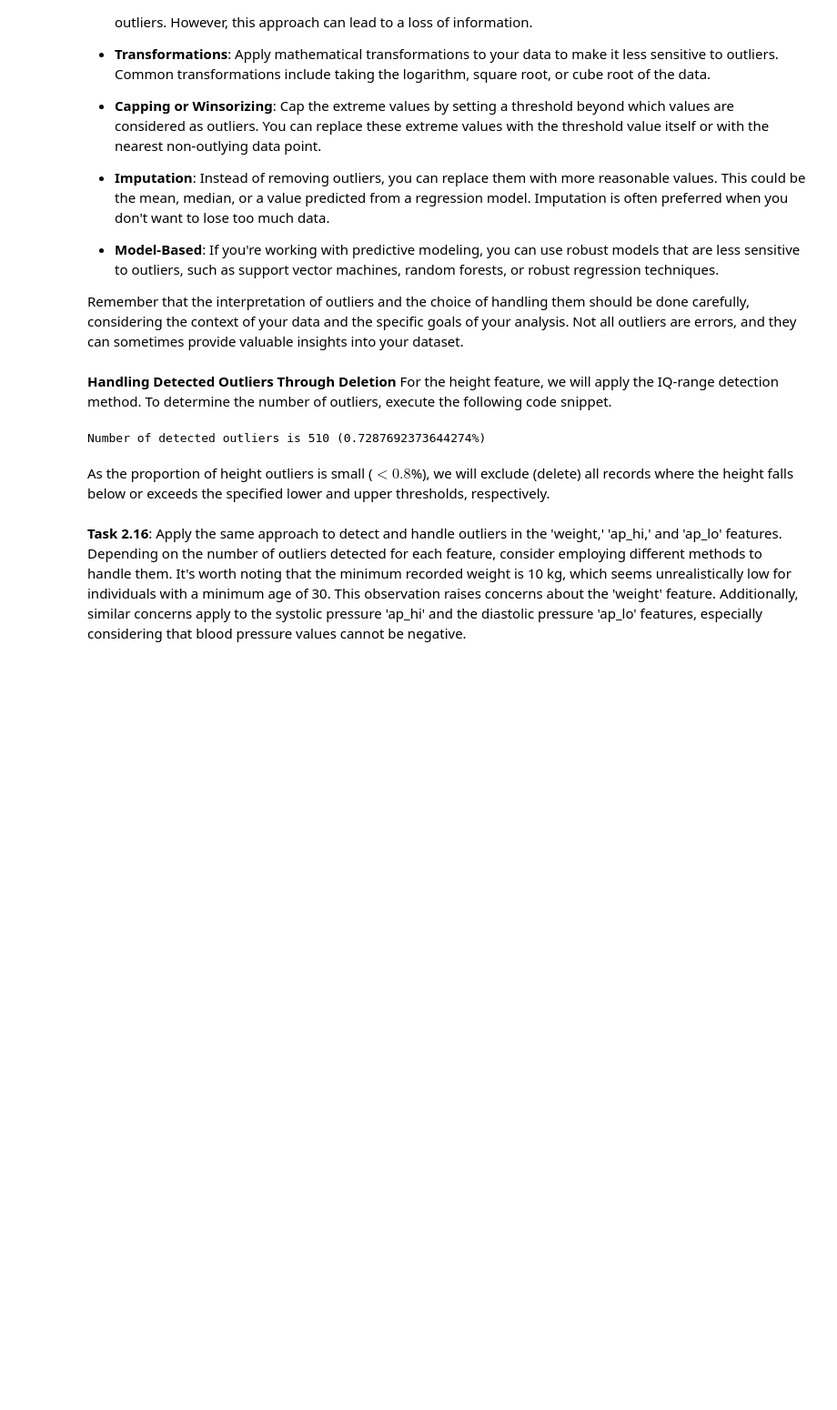
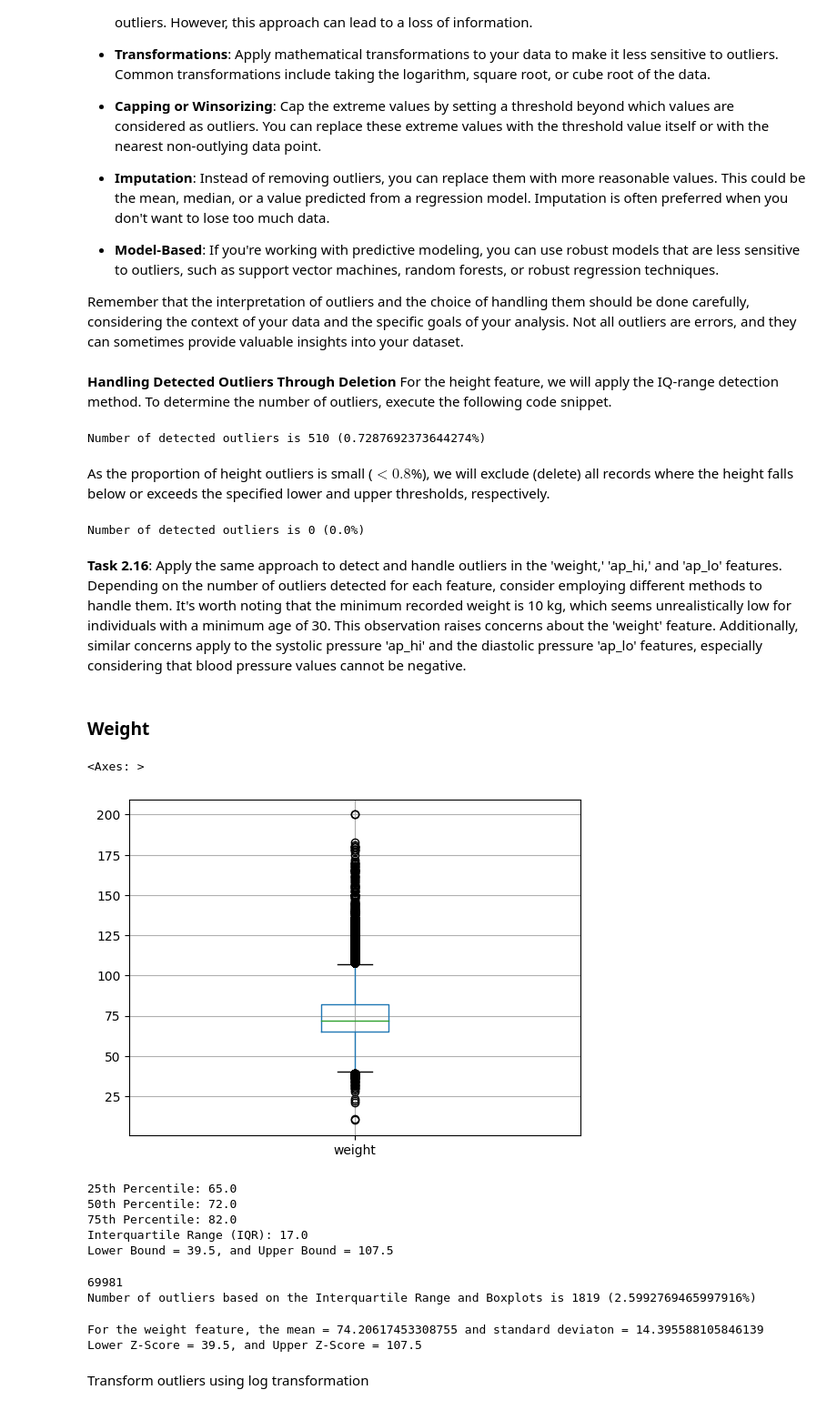
Before and after one commit to amohd63/ENCS5141-INTELLIGENT-SYSTEMS-LAB, a Jupyter notebook: Manual_ENCS5141_Exp2_Handling_Missing_Data.ipynb, the cells around one changed output. Shown at 91% size. Saved outputs shown, nothing was run; the diff lists cells and outputs as text; code cells hidden in the pictures; blank space fills up the shorter version.

```diff
--- a/Manual_ENCS5141_Exp2_Handling_Missing_Data.ipynb
+++ b/Manual_ENCS5141_Exp2_Handling_Missing_Data.ipynb
@@ -1201,0 +1313,21 @@ dtype: int64
+# %%
+# Create a copy of the df_cardio DataFrame where the gender feature is nale
+df_cardio_M = df_cardio.loc[df_cardio['gender']=='male'].copy()
+
+# Create a copy of the df_cardio DataFrame where the gender feature is female
+df_cardio_F = df_cardio.loc[df_cardio['gender']=='female'].copy()
+
+# Median for both male and female
+medians = df_cardio.groupby('gender')['height'].median()
+
+# Fill the gender missing values in the df_cardio_M by male
+df_cardio_M['height'].fillna(value=medians['male'], inplace=True)
+
+# Fill the gender missing values in the df_cardio_F by female
+df_cardio_F['height'].fillna(value=medians['female'], inplace=True)
+
+# Reconstruct the df_cardio DataFrame by concatinaing the three sub Dataframes; df_cardio_M, df_cardio_F
+df_cardio = pd.concat([df_cardio_M, df_cardio_F], axis=0)
+
+print('The distribution of height categories in the DataFrame following the replacement of missing values.')
+print(df_cardio.groupby('height')['id'].count() / df_cardio['height'].shape[0])
@@ -1386,7 +1554,65 @@ Number of detected outliers is 510 (0.7287692373644274%)
 As the proportion of height outliers is small ($<0.8$%), we will exclude (delete) all records where the height falls below or exceeds the specified lower and upper thresholds, respectively.
 # %%
 df_cardio = df_cardio[(df_cardio['height'] >= LowerBound_Height) & (df_cardio['height'] <= UpperBound_Height)]
+# %%
+NumRecordsBefore=df_cardio.shape[0]
+df_cardio = df_cardio[(df_cardio['height'] >= LowerBound_Height) & (df_cardio['height'] <= UpperBound_Height)]
+NumRecordsAfter=df_cardio.shape[0]
+DroppedRecords=NumRecordsBefore-NumRecordsAfter
+print(f"Number of detected outliers is {DroppedRecords} ({100*DroppedRecords/NumRecordsBefore}%)")
+# %% [output]
+Number of detected outliers is 0 (0.0%)
 # %% [markdown]
 **Task 2.16**: Apply the same approach to detect and handle outliers in the 'weight,' 'ap_hi,' and 'ap_lo' features. Depending on the number of outliers detected for each feature, consider employing different methods to handle them. It's worth noting that the minimum recorded weight is 10 kg, which seems unrealistically low for individuals with a minimum age of 30. This observation raises concerns about the 'weight' feature. Additionally, similar concerns apply to the systolic pressure 'ap_hi' and the diastolic pressure 'ap_lo' features, especially considering that blood pressure values cannot be negative.
+# %% [markdown]
+### Weight
 # %%
 #write you code here
+df_cardio.boxplot(column=['weight'])
+# %% [output]
+<Axes: >
+[figure, added]
+# %%
+# Compute percentiles using Pandas quantile() function
+percentile_25 = df_cardio['weight'].quantile(0.25)
+percentile_50 = df_cardio['weight'].quantile(0.5)
+percentile_75 = df_cardio['weight'].quantile(0.75)
+
+print("25th Percentile:", percentile_25)
+print("50th Percentile:", percentile_50)
+print("75th Percentile:", percentile_75)
+
+# Compute interquartile range (IQR)
+iqr = percentile_75 - percentile_25
+print("Interquartile Range (IQR):", iqr)
+
+LowerBound_weight = percentile_25 - 1.5*iqr
+UpperBound_weight = percentile_75 + 1.5*iqr
+print(f"Lower Bound = {LowerBound_weight}, and Upper Bound = {UpperBound_weight}")
+# %% [output]
+25th Percentile: 65.0
+50th Percentile: 72.0
+75th Percentile: 82.0
+Interquartile Range (IQR): 17.0
+Lower Bound = 39.5, and Upper Bound = 107.5
+# %%
+NumRecordsBefore=df_cardio.shape[0]
+DroppedRecords=df_cardio[(df_cardio['weight'] < LowerBound_weight) | (df_cardio['weight'] > UpperBound_weight)].shape[0]
+print(NumRecordsBefore)
+print(f"Number of outliers based on the Interquartile Range and Boxplots is {DroppedRecords} ({100*DroppedRecords/NumRecordsBefore}%)")
+# %% [output]
+69981
+Number of outliers based on the Interquartile Range and Boxplots is 1819 (2.5992769465997916%)
+# %%
+mean=df_cardio['weight'].mean()
+std=df_cardio['weight'].std()
+print(f"For the weight feature, the mean = {mean} and standard deviaton = {std} ")
+
+LowerZScore_weight = mean - 2.5*std
+UpperZScore_weight = mean + 2.5*std
+print(f"Lower Z-Score = {LowerBound_weight}, and Upper Z-Score = {UpperBound_weight}")
+# %% [output]
+For the weight feature, the mean = 74.20617453308755 and standard deviaton = 14.395588105846139
+Lower Z-Score = 39.5, and Upper Z-Score = 107.5
+# %% [markdown]
+Transform outliers using log transformation
```
Also changed, not shown: parts of 65 cells of this notebook.
